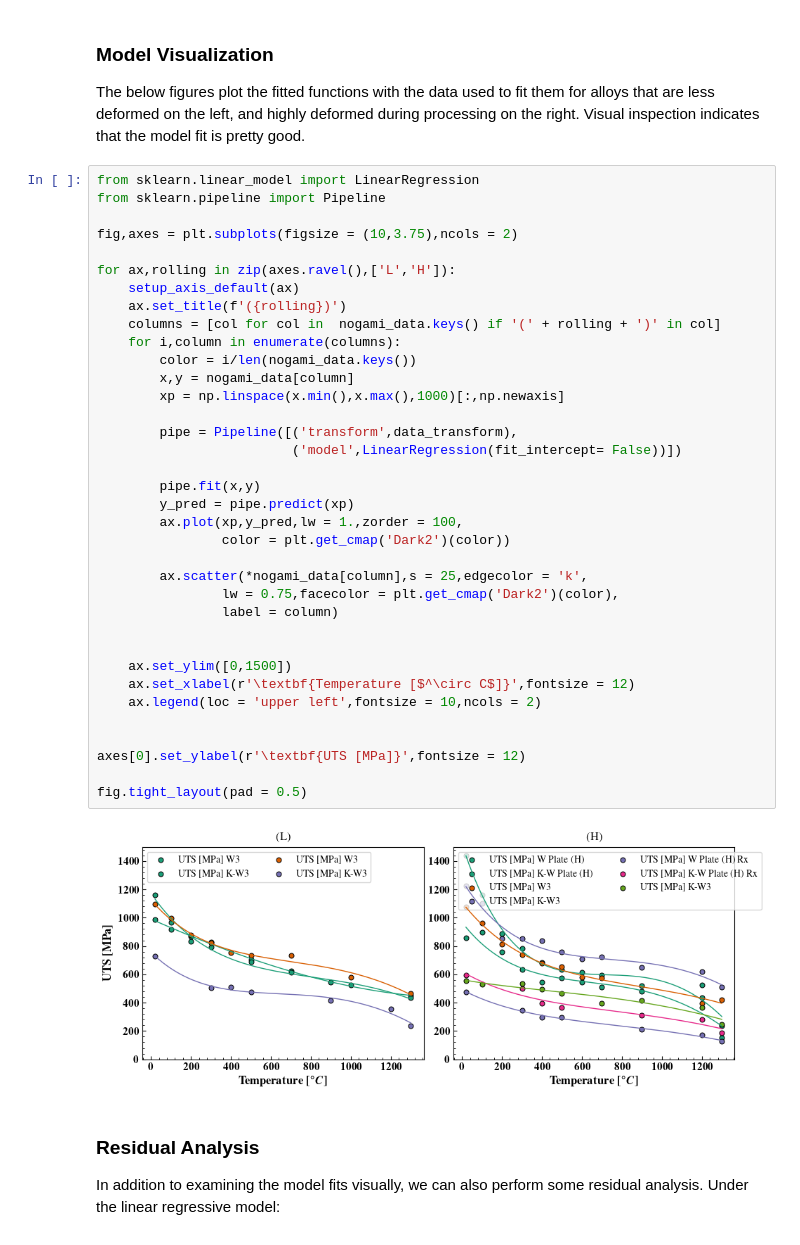
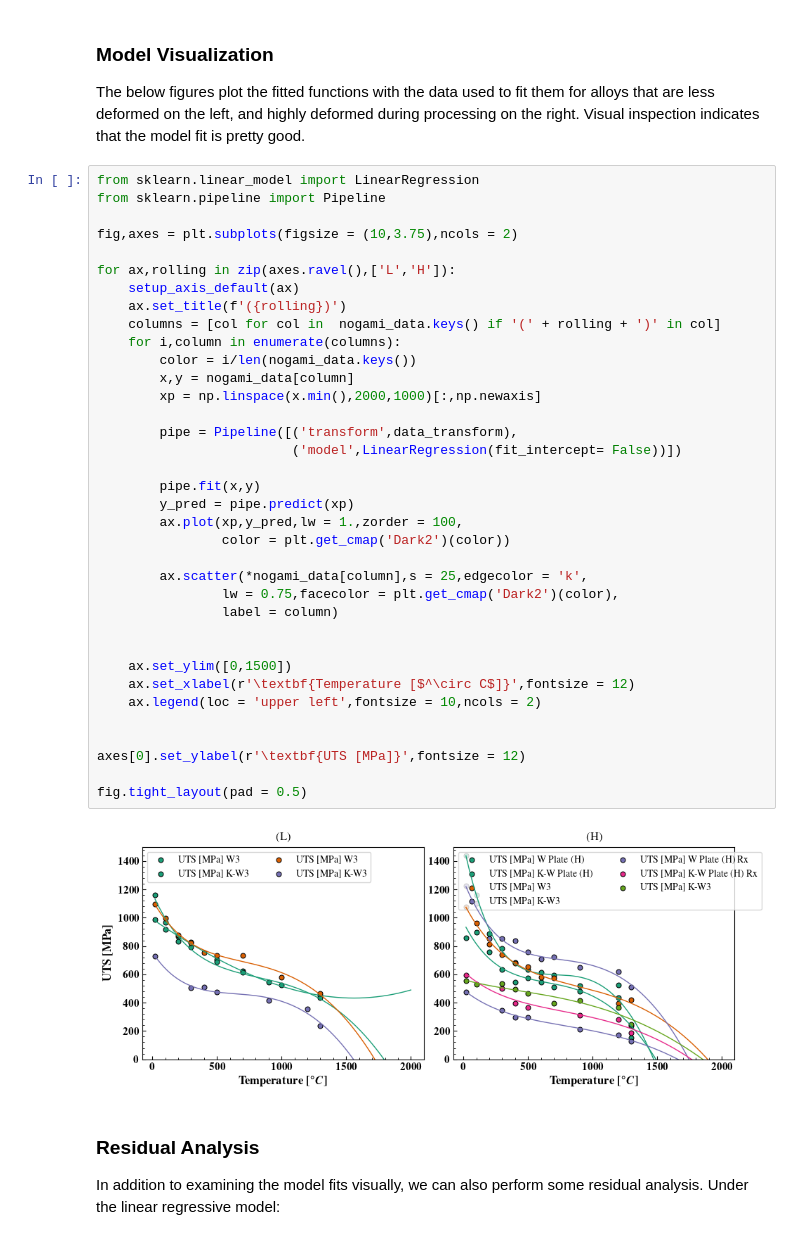
Before and after one commit to ml-ME-gatech/modeling_tungsten, a Jupyter notebook: engineering_models/modeling/uts_modeling.ipynb, the cells around one changed output. Drawn from its saved outputs; the diff is of its cells as text.

```diff
--- a/engineering_models/modeling/uts_modeling.ipynb
+++ b/engineering_models/modeling/uts_modeling.ipynb
@@ -55,35 +55,35 @@ fig,axes = plt.subplots(figsize = (10,3.75),ncols = 2)
 for ax,rolling in zip(axes.ravel(),['L','H']):
     setup_axis_default(ax)
     ax.set_title(f'({rolling})')
     columns = [col for col in  nogami_data.keys() if '(' + rolling + ')' in col]
     for i,column in enumerate(columns):
         color = i/len(nogami_data.keys())
         x,y = nogami_data[column]
-        xp = np.linspace(x.min(),x.max(),1000)[:,np.newaxis]
+        xp = np.linspace(x.min(),2000,1000)[:,np.newaxis]
 
         pipe = Pipeline([('transform',data_transform),
                          ('model',LinearRegression(fit_intercept= False))])
 
         pipe.fit(x,y)
         y_pred = pipe.predict(xp)
         ax.plot(xp,y_pred,lw = 1.,zorder = 100,
                 color = plt.get_cmap('Dark2')(color))
 
         ax.scatter(*nogami_data[column],s = 25,edgecolor = 'k',
                 lw = 0.75,facecolor = plt.get_cmap('Dark2')(color),
                 label = column)
 
 
     ax.set_ylim([0,1500])
     ax.set_xlabel(r'\textbf{Temperature [$^\circ C$]}',fontsize = 12)
     ax.legend(loc = 'upper left',fontsize = 10,ncols = 2)
 
 
 axes[0].set_ylabel(r'\textbf{UTS [MPa]}',fontsize = 12)
 
 fig.tight_layout(pad = 0.5)
 # %% [output]
-[figure, old version]
+[figure, new version]
 # %% [markdown]
 ### Residual Analysis
 
```
Also changed, not shown: 14 other files.
